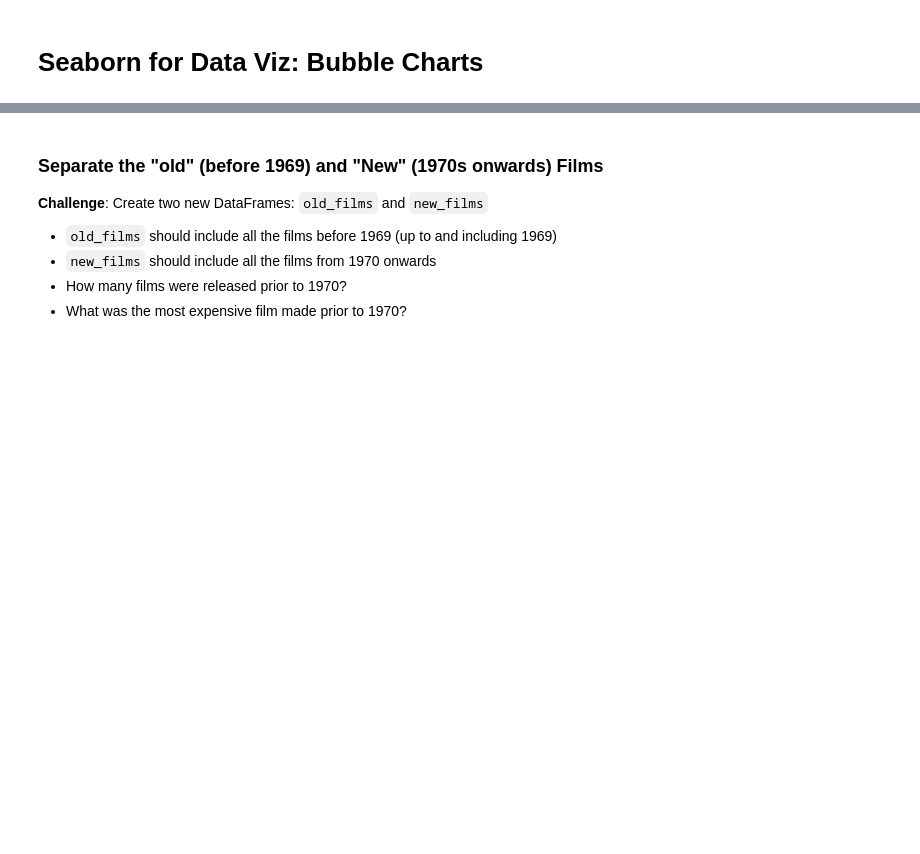
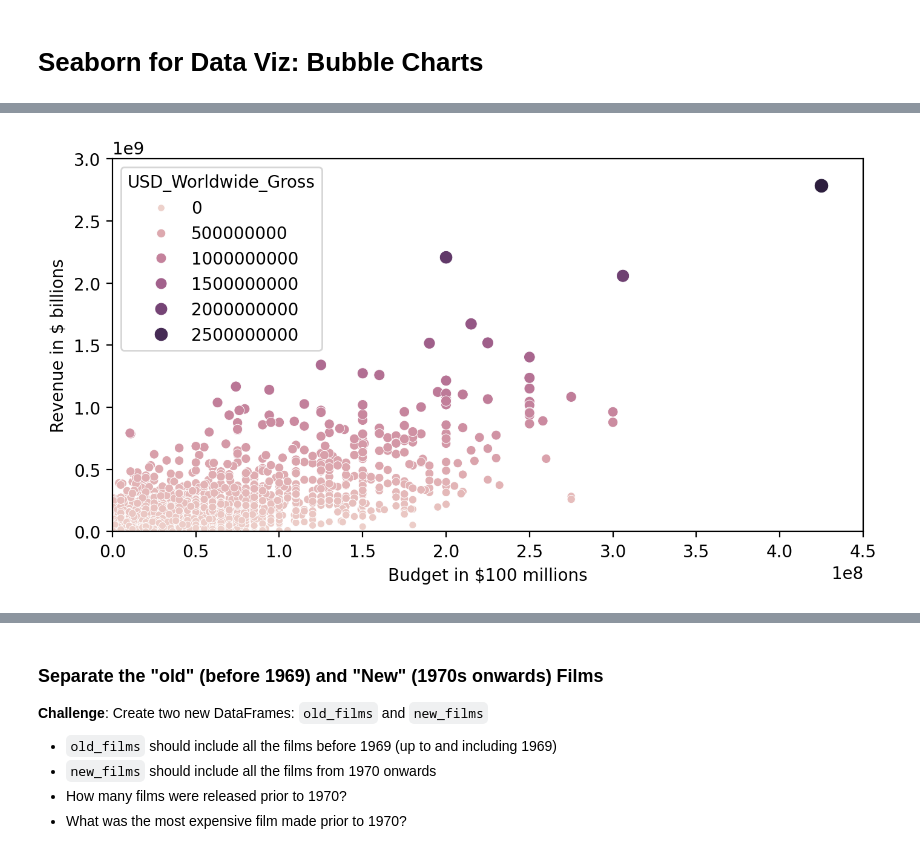
Before and after one commit to Osmestrasmesnica/Python2024, a Jupyter notebook: Dan_78-Seaborn/Seaborn_and_Linear_Regression_(start).ipynb, the cells around one changed output, grey strips where cells are left out. Saved outputs shown, nothing was run; the diff lists cells and outputs as text; code cells hidden in the pictures; blank space fills up the shorter version.

```diff
--- a/Dan_78-Seaborn/Seaborn_and_Linear_Regression_(start).ipynb
+++ b/Dan_78-Seaborn/Seaborn_and_Linear_Regression_(start).ipynb
@@ -145,3 +364,20 @@ What is the percentage of films where the production costs exceeded the worldwid
 **Challenge**: Try to create the following Bubble Chart:
 
 <img src=https://i.imgur.com/8fUn9T6.png>
+# %%
+# Reason we're using Seaborn is because of the hue and size parameters that make it very easy to create a bubble chart
+plt.figure(figsize=(8,4), dpi=200)
+ax = sns.scatterplot(data=data_clean,
+                     x='USD_Production_Budget',
+                     y='USD_Worldwide_Gross',
+                     hue='USD_Worldwide_Gross', # colour
+                     size='USD_Worldwide_Gross',) # dot size
+
+ax.set(ylim=(0, 3000000000),
+       xlim=(0, 450000000),
+       ylabel='Revenue in $ billions',
+       xlabel='Budget in $100 millions',)
+
+plt.show()
+# %% [output]
+[figure, added]
```
Also changed, not shown: parts of 40 cells of this notebook, 2 other files.
